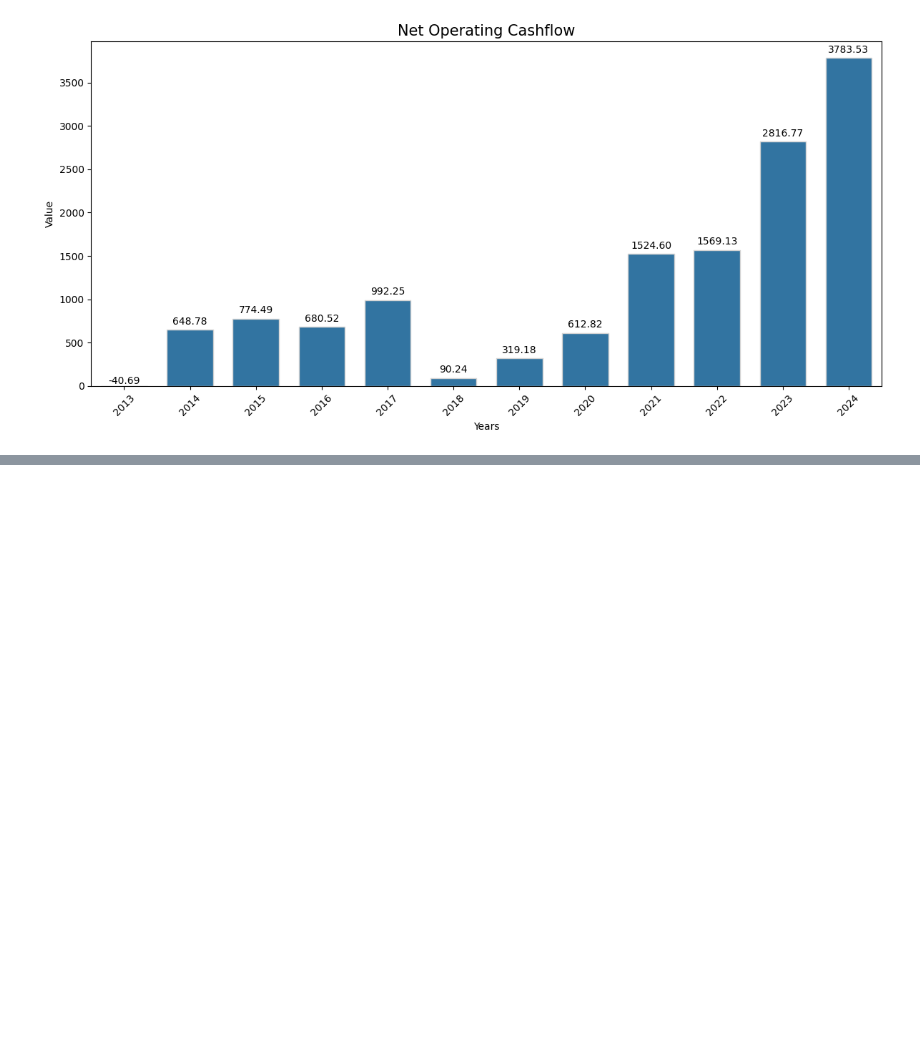
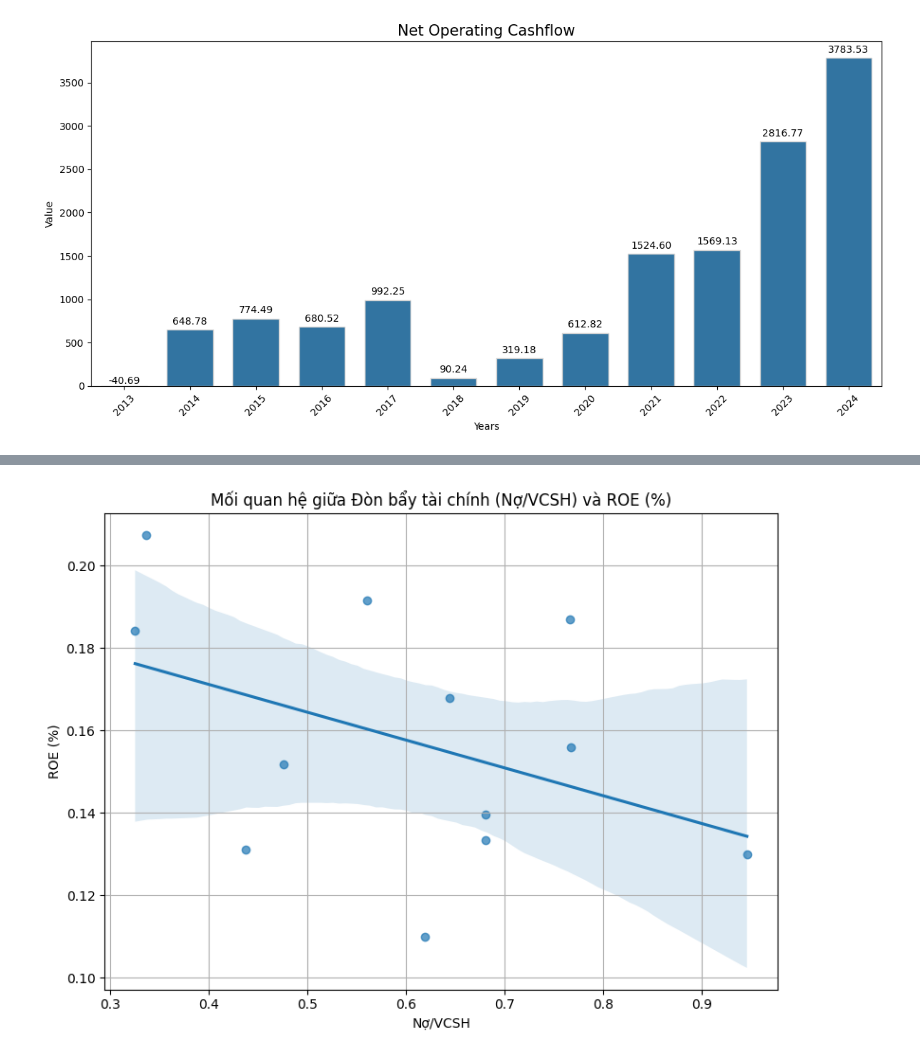
Before and after one commit to gahoccode/Jupyter, a Jupyter notebook: studies.ipynb, the cells around one changed output, grey strips where cells are left out. Saved outputs shown, nothing was run; the diff lists cells and outputs as text; code cells hidden in the pictures; blank space fills up the shorter version.

Commit message:
Adding regression and pairplot

```diff
--- a/studies.ipynb
+++ b/studies.ipynb
@@ -967,0 +986,3 @@ fig.write_image("./outputs/cash_flow_chart.png")  # Requires kaleido package
+# %%
+Ratio = stock.finance.ratio(period='year', lang='vi', dropna=True)
+Ratio.columns.to_list()
@@ -967,0 +1069,29 @@ fig.write_image("./outputs/cash_flow_chart.png")  # Requires kaleido package
+# %%
+import matplotlib.pyplot as plt
+import seaborn as sns
+
+# Select the columns
+col_roe = ('Chỉ tiêu khả năng sinh lợi', 'ROE (%)')
+col_debt_equity = ('Chỉ tiêu cơ cấu nguồn vốn', 'Nợ/VCSH')
+
+# Prepare the DataFrame for plotting
+df_plot = Ratio[[col_roe, col_debt_equity]].copy()
+df_plot.columns = ['ROE (%)', 'Nợ/VCSH']
+
+# Optional: add company or year info for further analysis
+if ('Meta', 'CP') in Ratio.columns:
+    df_plot['CP'] = Ratio[('Meta', 'CP')]
+if ('Meta', 'Năm') in Ratio.columns:
+    df_plot['Năm'] = Ratio[('Meta', 'Năm')]
+
+# Scatter plot with regression line
+plt.figure(figsize=(8, 6))
+sns.regplot(data=df_plot, x='Nợ/VCSH', y='ROE (%)', scatter_kws={'alpha':0.7})
+plt.title('Mối quan hệ giữa Đòn bẩy tài chính (Nợ/VCSH) và ROE (%)')
+plt.xlabel('Nợ/VCSH')
+plt.ylabel('ROE (%)')
+plt.grid(True)
+plt.tight_layout()
+plt.show()
+# %% [output]
+[figure, added]
```
Also changed, not shown: parts of 9 cells of this notebook.
